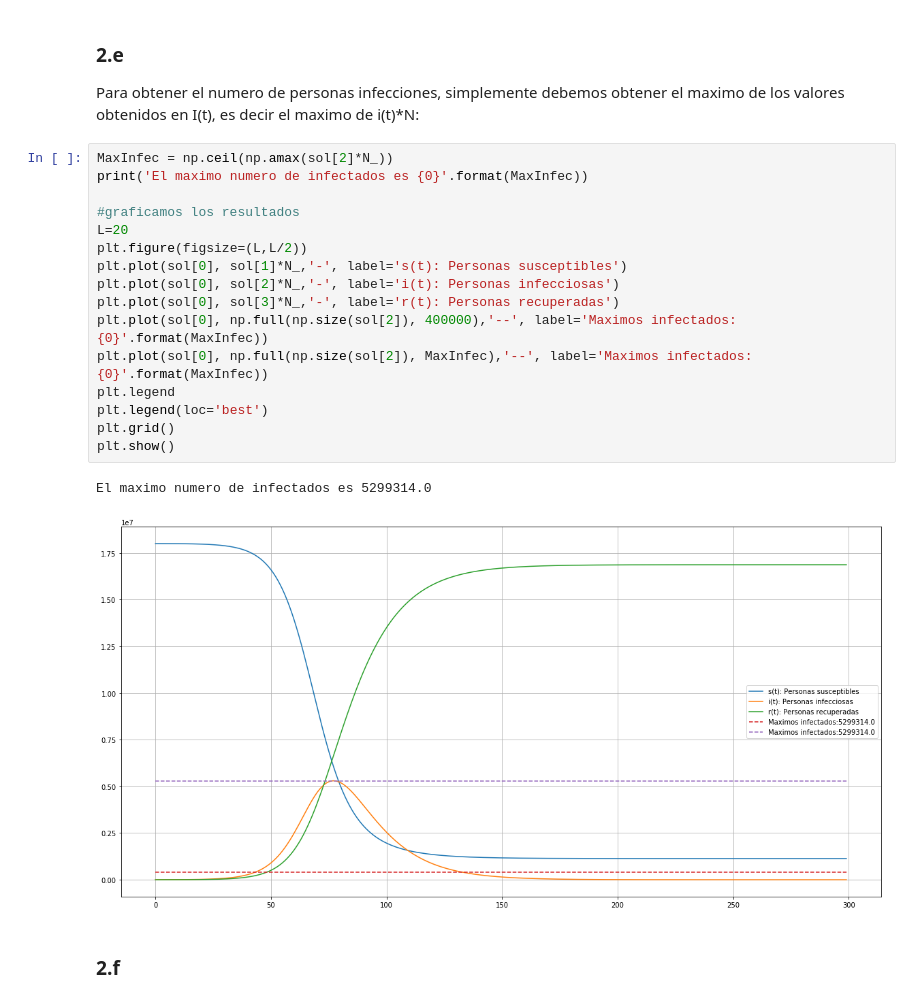
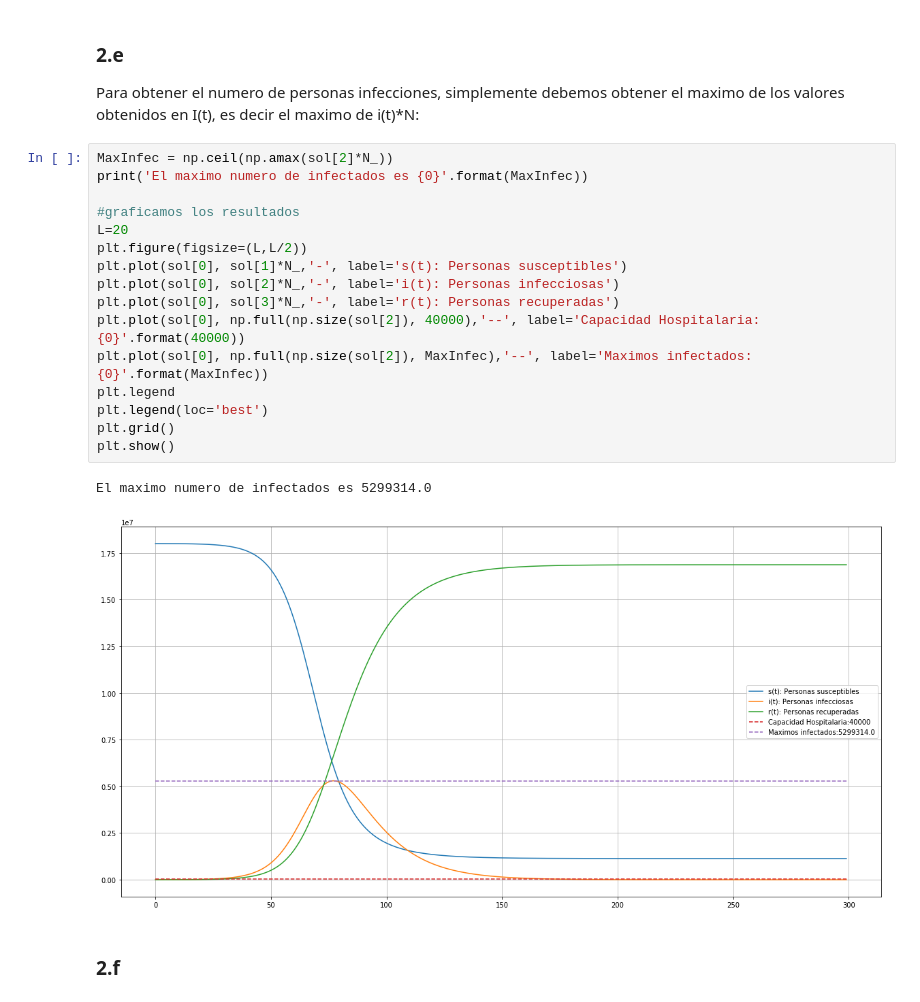
Before and after one commit to xexar1943/COP-HOME, a Jupyter notebook: COP-HOME_2973060-1.ipynb, the cells around one changed output. Drawn from its saved outputs; the diff is of its cells as text.

```diff
--- a/COP-HOME_2973060-1.ipynb
+++ b/COP-HOME_2973060-1.ipynb
@@ -433,22 +433,22 @@ Para obtener el numero de personas infecciones, simplemente debemos obtener el m
 # %%
 MaxInfec = np.ceil(np.amax(sol[2]*N_))
 print('El maximo numero de infectados es {0}'.format(MaxInfec))
 
 #graficamos los resultados
 L=20
 plt.figure(figsize=(L,L/2))
 plt.plot(sol[0], sol[1]*N_,'-', label='s(t): Personas susceptibles')
 plt.plot(sol[0], sol[2]*N_,'-', label='i(t): Personas infecciosas')
 plt.plot(sol[0], sol[3]*N_,'-', label='r(t): Personas recuperadas')
-plt.plot(sol[0], np.full(np.size(sol[2]), 400000),'--', label='Maximos infectados:{0}'.format(MaxInfec))
+plt.plot(sol[0], np.full(np.size(sol[2]), 40000),'--', label='Capacidad Hospitalaria:{0}'.format(40000))
 plt.plot(sol[0], np.full(np.size(sol[2]), MaxInfec),'--', label='Maximos infectados:{0}'.format(MaxInfec))
 plt.legend
 plt.legend(loc='best')
 plt.grid()
 plt.show()
 # %% [output]
 El maximo numero de infectados es 5299314.0
-[figure, old version]
+[figure, new version]
 # %% [markdown]
 ### 2.f
 # %%
```
Also changed, not shown: parts of 1 cell of this notebook.
